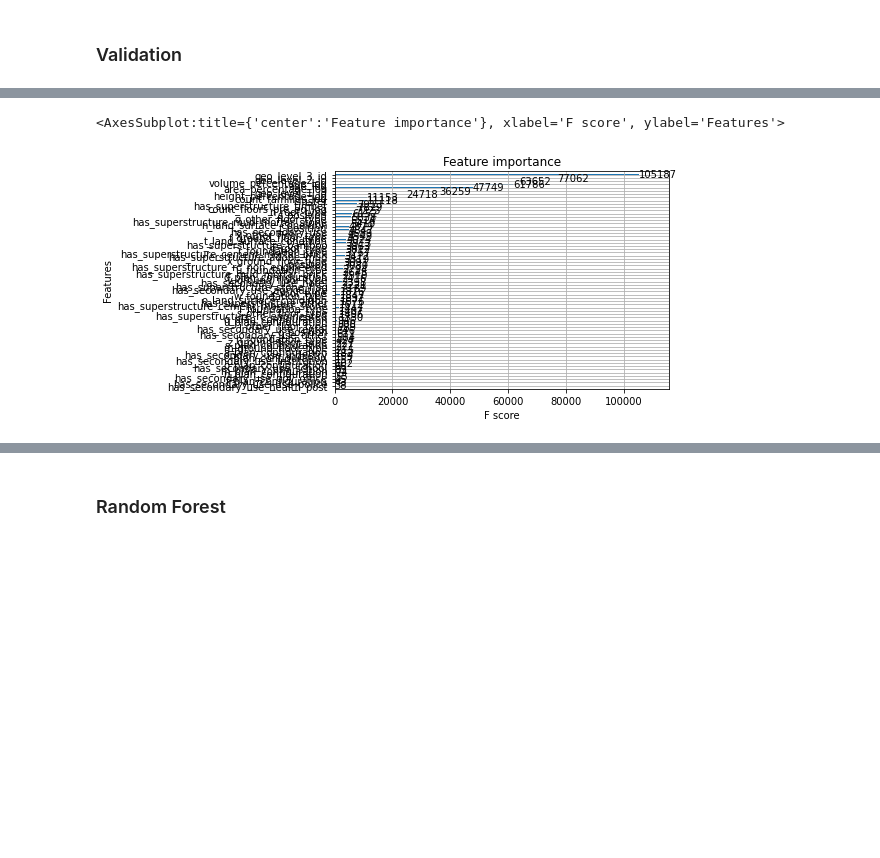
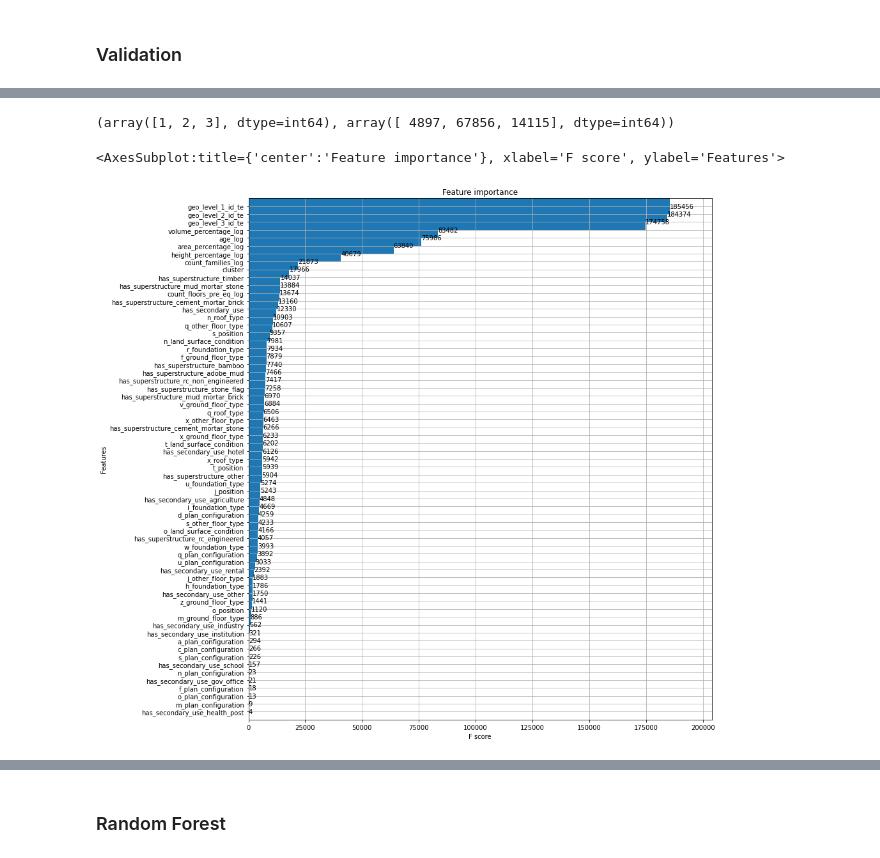
Before and after one commit to G94/earthquake_damage_ml, a Jupyter notebook: Modeling.ipynb, the cells around one changed output, grey strips where cells are left out. Drawn from its saved outputs; the diff is of its cells as text; code cells hidden in the pictures; blank space fills up the shorter version.

Commit message:
gseminario target encoding

```diff
--- a/Modeling.ipynb
+++ b/Modeling.ipynb
@@ -323,0 +369,12 @@ dftest_  = pd.read_csv("data/dftest_preprocess.csv")
+# %%
+cols_for_tencoding = ['geo_level_1_id', 'geo_level_2_id', 'geo_level_3_id']
+for cl in cols_for_tencoding:
+
+    trn, sub = target_encode(dftrain_[cl],
+                             dftest_[cl],
+                             target=dftrain_[target],
+                             min_samples_leaf = 100,
+                             smoothing=10, noise_level = 0.01)
+
+    dftrain_[f'{cl}_te'] = trn
+    dftest_[f'{cl}_te'] = sub
@@ -471,7 +561,7 @@ memory usage: 131.2 MB
 %%time
 #### xgboost
 
-model_xgb = xgb.XGBClassifier(learning_rate = 0.1, n_estimators = 600,
+model_xgb = xgb.XGBClassifier(learning_rate = 0.01, n_estimators = 700,
                               max_depth = 10,
                               booster  = "gbtree",
                               importance_type = "gain")
@@ -502,9 +592,15 @@ np.unique(y_pred_xgb_probs, return_counts=True)
-# %%
-from xgboost import plot_importance
-plot_importance(model_xgb)
-# %% [output]
-<AxesSubplot:title={'center':'Feature importance'}, xlabel='F score', ylabel='Features'>
-[figure, removed]
+# %%
+np.unique(y_pred_xgb_probs, return_counts=True)
+# %% [output]
+(array([1, 2, 3], dtype=int64), array([ 4897, 67856, 14115], dtype=int64))
+# %%
+from xgboost import plot_importance
+figsize = (13, 15)
+fig, ax = plt.subplots(1, 1, figsize = figsize)
+plot_importance(model_xgb, height = 2, ax = ax)
+# %% [output]
+<AxesSubplot:title={'center':'Feature importance'}, xlabel='F score', ylabel='Features'>
+[figure, added]
 # %%
 dfsample[target] = y_pred_xgb_probs
 dfsample.columns = ["building_id", target]
```
Also changed, not shown: parts of 17 cells of this notebook.
